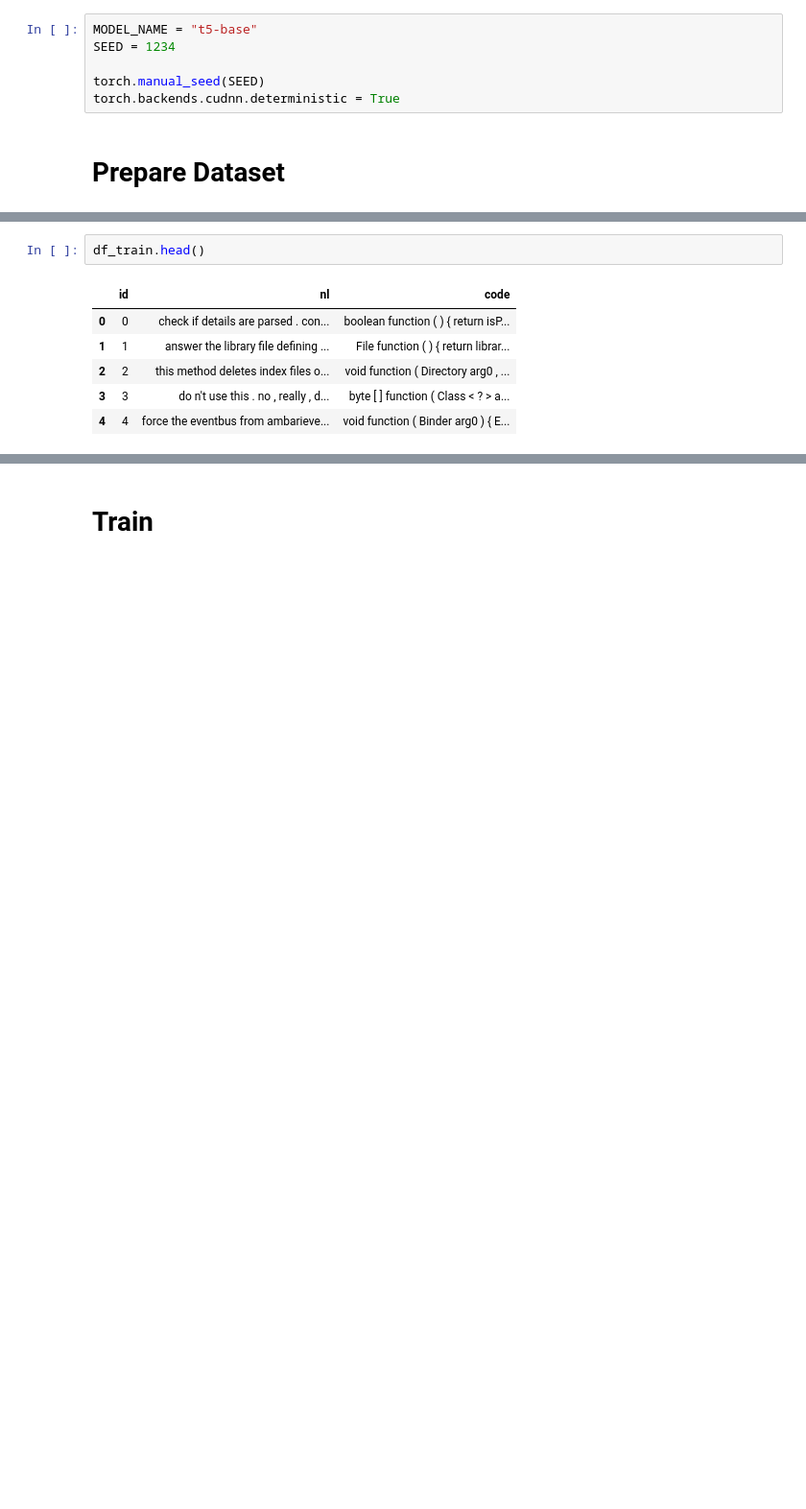
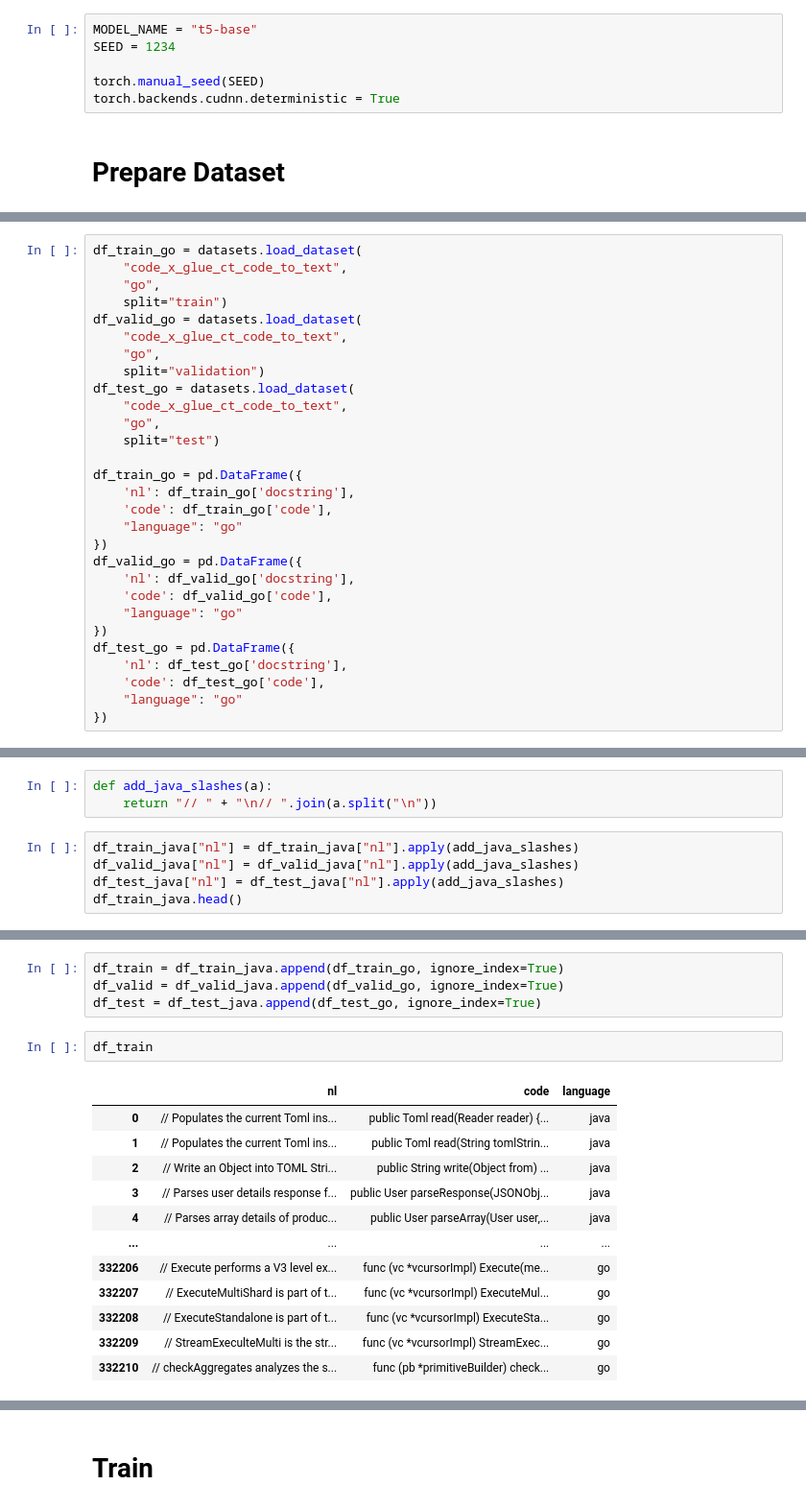
Before and after one commit to EdwardNee/CodeCommenter-NLP4Code, a Jupyter notebook: Code2NL.ipynb, the cells around one changed output, grey strips where cells are left out. Shown: that part at 96% size. Drawn from its saved outputs; the diff is of its cells as text; blank space fills up the shorter version.

Commit message:
Add multiple languages to the dataset

```diff
--- a/Code2NL.ipynb
+++ b/Code2NL.ipynb
@@ -69 +72,30 @@ df_test = pd.DataFrame({
 })
+# %%
+df_train_go = datasets.load_dataset(
+    "code_x_glue_ct_code_to_text",
+    "go",
+    split="train")
+df_valid_go = datasets.load_dataset(
+    "code_x_glue_ct_code_to_text",
+    "go",
+    split="validation")
+df_test_go = datasets.load_dataset(
+    "code_x_glue_ct_code_to_text",
+    "go",
+    split="test")
+
+df_train_go = pd.DataFrame({
+    'nl': df_train_go['docstring'],
+    'code': df_train_go['code'],
+    "language": "go"
+})
+df_valid_go = pd.DataFrame({
+    'nl': df_valid_go['docstring'],
+    'code': df_valid_go['code'],
+    "language": "go"
+})
+df_test_go = pd.DataFrame({
+    'nl': df_test_go['docstring'],
+    'code': df_test_go['code'],
+    "language": "go"
+})
@@ -69,0 +120,8 @@ df_test = pd.DataFrame({
+# %%
+def add_java_slashes(a):
+    return "// " + "\n// ".join(a.split("\n"))
+# %%
+df_train_java["nl"] = df_train_java["nl"].apply(add_java_slashes)
+df_valid_java["nl"] = df_valid_java["nl"].apply(add_java_slashes)
+df_test_java["nl"] = df_test_java["nl"].apply(add_java_slashes)
+df_train_java.head()
@@ -70,9 +135,19 @@ df_test = pd.DataFrame({
+# %%
+df_train = df_train_java.append(df_train_go, ignore_index=True)
+df_valid = df_valid_java.append(df_valid_go, ignore_index=True)
+df_test = df_test_java.append(df_test_go, ignore_index=True)
 # %%
-df_train.head()
+df_train
 # %% [output]
-|  | id | nl | code |
-| 0 | 0 | check if details are parsed . con... | boolean function ( ) { return isP... |
-| 1 | 1 | answer the library file defining ... | File function ( ) { return librar... |
-| 2 | 2 | this method deletes index files o... | void function ( Directory arg0 , ... |
-| 3 | 3 | do n't use this . no , really , d... | byte [ ] function ( Class < ? > a... |
-| 4 | 4 | force the eventbus from ambarieve... | void function ( Binder arg0 ) { E... |
+|  | nl | code | language |
+| 0 | // Populates the current Toml ins... | public Toml read(Reader reader) {... | java |
+| 1 | // Populates the current Toml ins... | public Toml read(String tomlStrin... | java |
+| 2 | // Write an Object into TOML Stri... | public String write(Object from) ... | java |
+| 3 | // Parses user details response f... | public User parseResponse(JSONObj... | java |
+| 4 | // Parses array details of produc... | public User parseArray(User user,... | java |
+| ... | ... | ... | ... |
+| 332206 | // Execute performs a V3 level ex... | func (vc *vcursorImpl) Execute(me... | go |
+| 332207 | // ExecuteMultiShard is part of t... | func (vc *vcursorImpl) ExecuteMul... | go |
+| 332208 | // ExecuteStandalone is part of t... | func (vc *vcursorImpl) ExecuteSta... | go |
+| 332209 | // StreamExeculteMulti is the str... | func (vc *vcursorImpl) StreamExec... | go |
+| 332210 | // checkAggregates analyzes the s... | func (pb *primitiveBuilder) check... | go |
```
Also changed, not shown: parts of 12 cells of this notebook.
